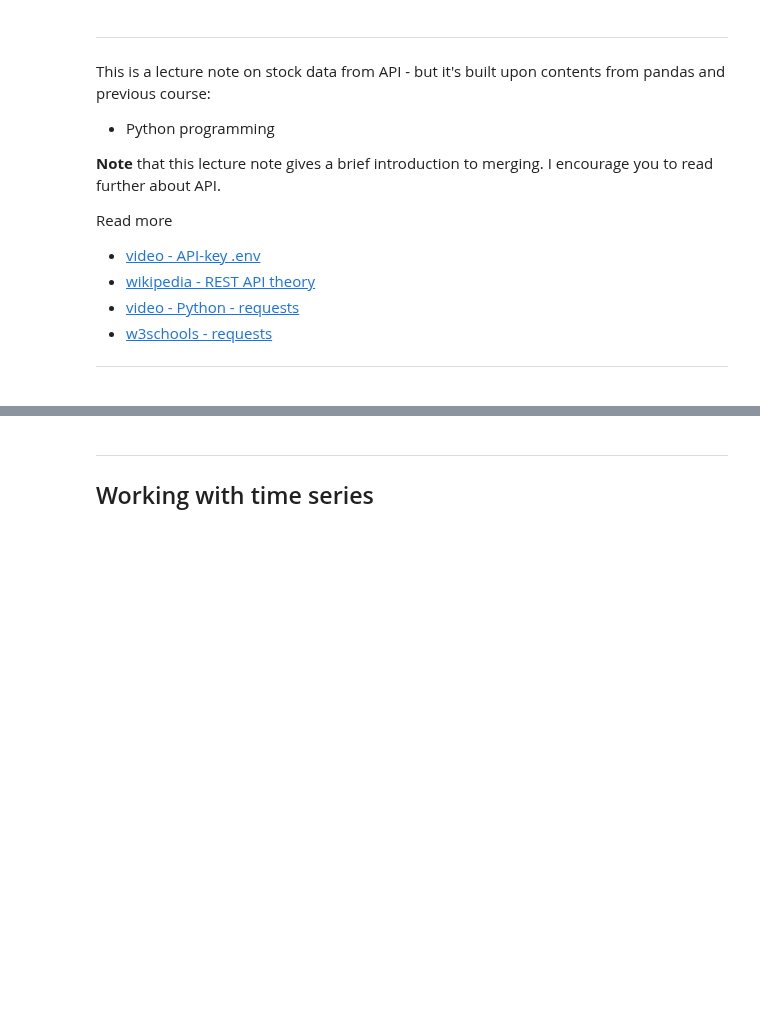
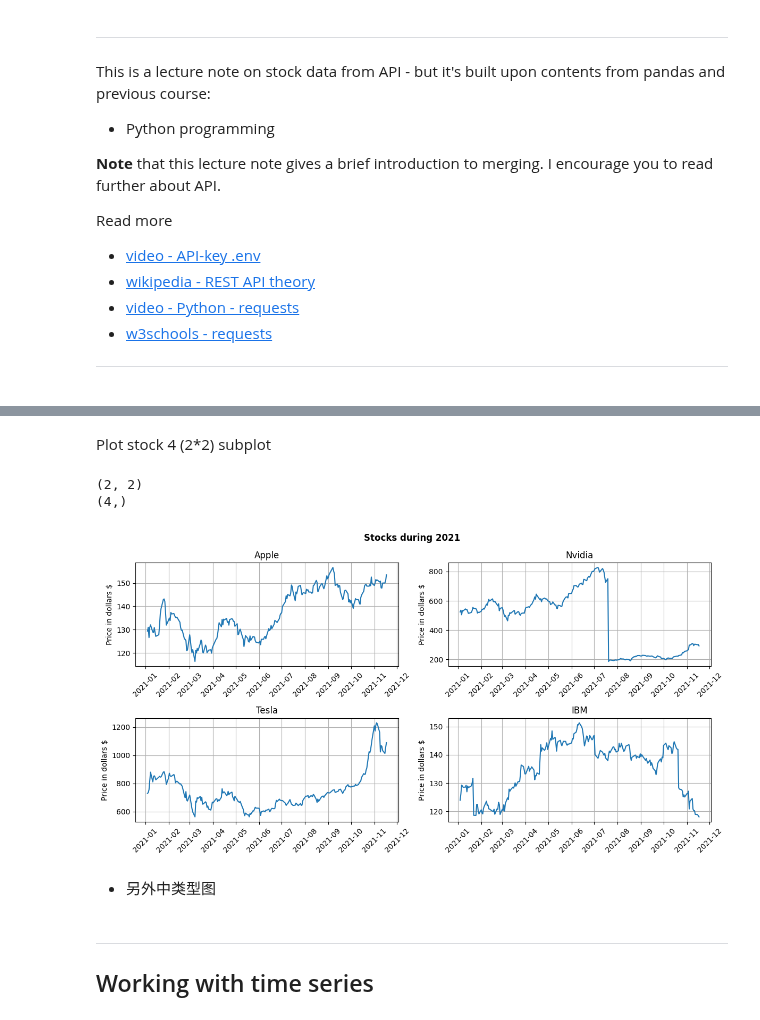
Before and after one commit to xjohansson/Databehandling_Xiu, a Jupyter notebook: code-alongs/L4.1-api-stocks_note.ipynb, the cells around one changed output, grey strips where cells are left out. Saved outputs shown, nothing was run; the diff lists cells and outputs as text; code cells hidden in the pictures; blank space fills up the shorter version.

```diff
--- a/code-alongs/L4.1-api-stocks_note.ipynb
+++ b/code-alongs/L4.1-api-stocks_note.ipynb
@@ -202,0 +253,3 @@ stocks
+# %%
+stocks=pd.read_csv("stocks.csv",index_col=0,parse_dates=True)
+stocks
@@ -203,3 +298,30 @@ stocks
+# %% [markdown]
+Plot stock 4 (2*2) subplot
+# %%
+
+fig, axes = plt.subplots(2,2, dpi=100, figsize=(12,6)) #2*2 图
+print(axes.shape)
+print(axes.flatten().shape)
+
+stock_2021 = stocks.loc["2021"]
+
+stock_names = dict(AAPL="Apple", NVDA = "Nvidia", TSLA = "Tesla", IBM = "IBM")
+for ax, symbol in zip(axes.flatten(), stock_names):
+    #print(symbol)
+    sns.lineplot(data=stock_2021, x=stock_2021.index, y=symbol, ax=ax)
+    ax.tick_params(axis="x", rotation=45)
+    ax.set(title=f"{stock_names[symbol]}", ylabel="Price in dollars $")
+    ax.grid() #图形网格线
+
+fig.tight_layout()
+fig.suptitle("Stocks during 2021", y=1.03, fontweight="bold")
+plt.savefig("stocks2021.png", facecolor="white")
+# %% [output]
+(2, 2)
+(4,)
+[figure, added]
+# %% [markdown]
+- 另外中类型图
 # %%
 import plotly_express as px
 
```
Also changed, not shown: parts of 28 cells of this notebook, 34 other files.
